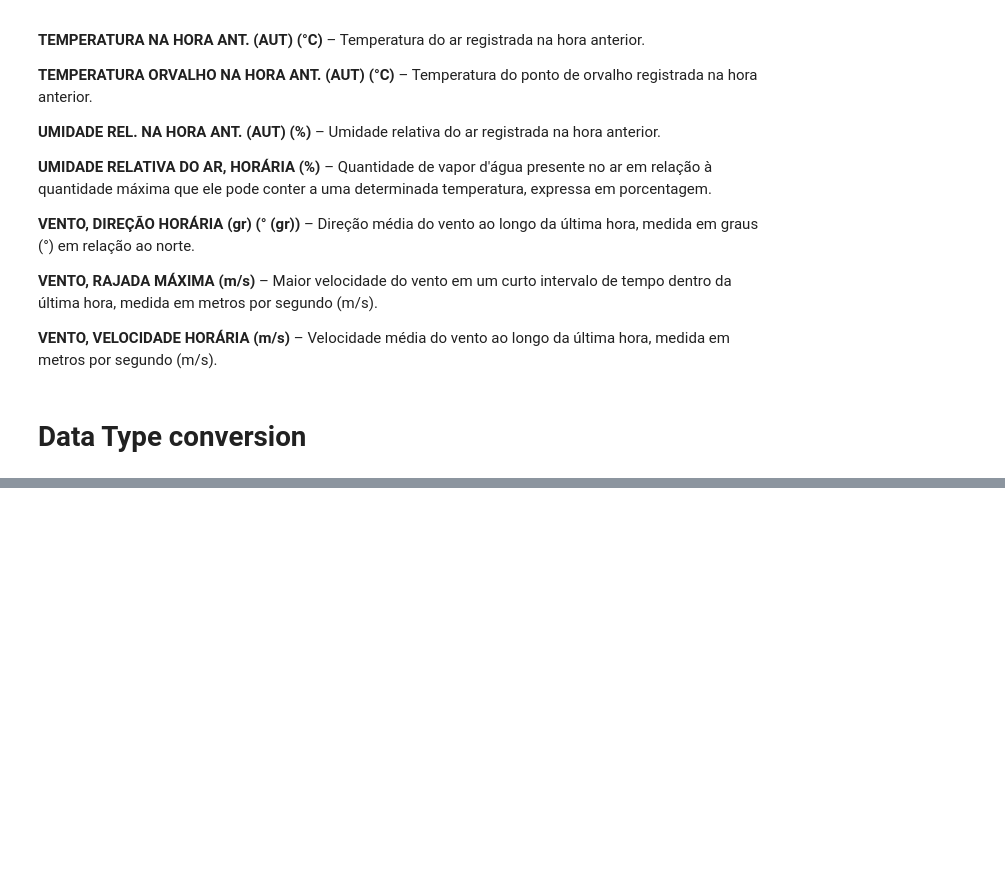
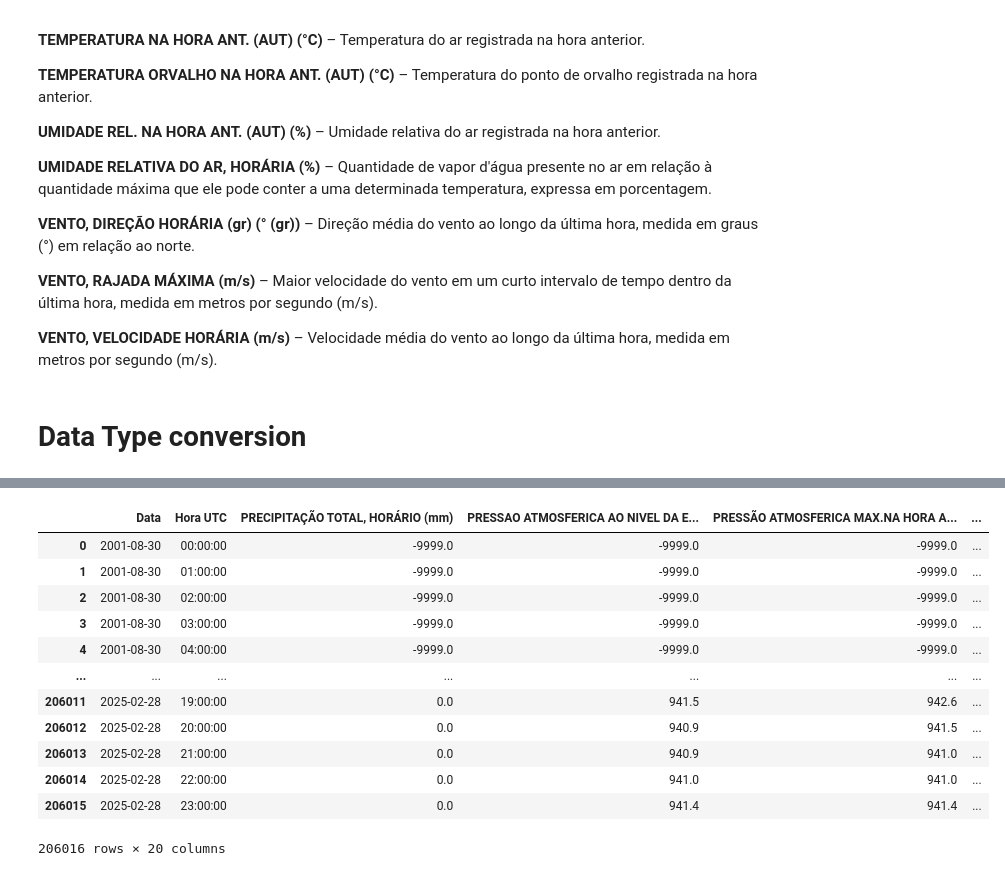
Before and after one commit to tracyxoxo/TCC-IA, a Jupyter notebook: TCC.ipynb, the cells around one changed output, grey strips where cells are left out. Cells and saved outputs as stored; diff of their text form; code cells hidden in the pictures; blank space fills up the shorter version.

```diff
--- a/TCC.ipynb
+++ b/TCC.ipynb
@@ -187,3 +186,19 @@ memory usage: 57.2+ MB
+# %%
+general_df
+# %% [output]
+|  | Data | Hora UTC | PRECIPITAÇÃO TOTAL, HORÁRIO (mm) | PRESSAO ATMOSFERICA AO NIVEL DA E... | PRESSÃO ATMOSFERICA MAX.NA HORA A... | ... |
+| 0 | 2001-08-30 | 00:00:00 | -9999.0 | -9999.0 | -9999.0 | ... |
+| 1 | 2001-08-30 | 01:00:00 | -9999.0 | -9999.0 | -9999.0 | ... |
+| 2 | 2001-08-30 | 02:00:00 | -9999.0 | -9999.0 | -9999.0 | ... |
+| 3 | 2001-08-30 | 03:00:00 | -9999.0 | -9999.0 | -9999.0 | ... |
+| 4 | 2001-08-30 | 04:00:00 | -9999.0 | -9999.0 | -9999.0 | ... |
+| ... | ... | ... | ... | ... | ... | ... |
+| 206011 | 2025-02-28 | 19:00:00 | 0.0 | 941.5 | 942.6 | ... |
+| 206012 | 2025-02-28 | 20:00:00 | 0.0 | 940.9 | 941.5 | ... |
+| 206013 | 2025-02-28 | 21:00:00 | 0.0 | 940.9 | 941.0 | ... |
+| 206014 | 2025-02-28 | 22:00:00 | 0.0 | 941.0 | 941.0 | ... |
+| 206015 | 2025-02-28 | 23:00:00 | 0.0 | 941.4 | 941.4 | ... |
+206016 rows × 20 columns
 # %%
 general_df.describe()
 # %% [output]
```
Also changed, not shown: parts of 7 cells of this notebook, 1 other file.
